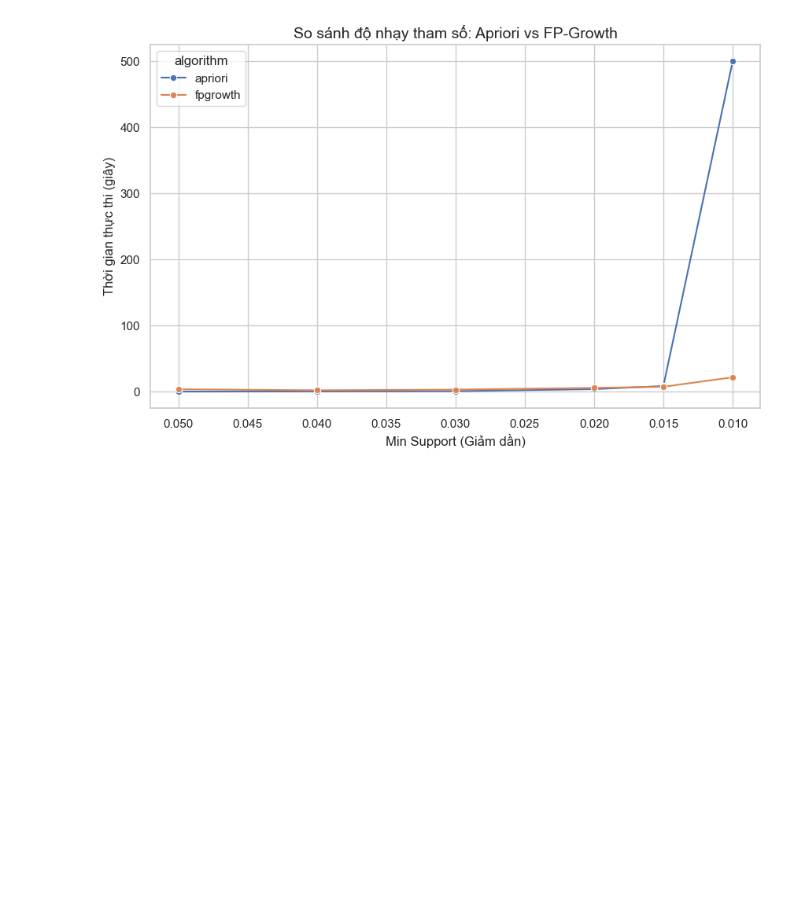
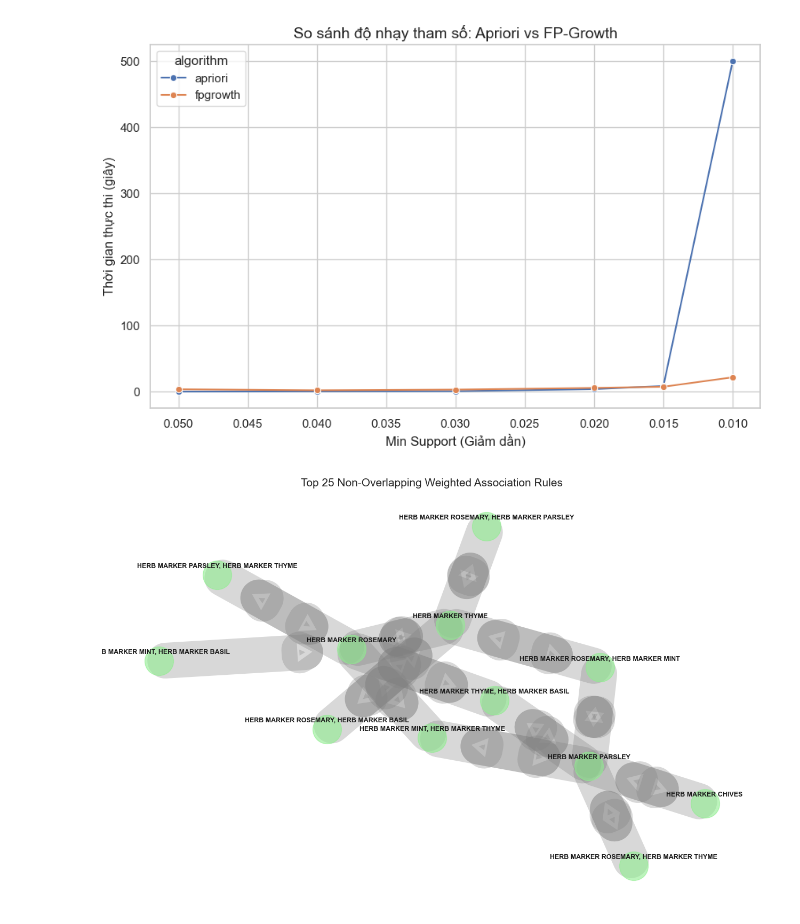
Before and after one commit to 2bllikigai/shopping_cart_advanced_analysis, a Jupyter notebook: notebooks/compare_apriori_fpgrowth.ipynb, the cells around one changed output. Cells and saved outputs as stored; diff of their text form; code cells hidden in the pictures; blank space fills up the shorter version.

```diff
--- a/notebooks/compare_apriori_fpgrowth.ipynb
+++ b/notebooks/compare_apriori_fpgrowth.ipynb
@@ -247,3 +247,40 @@ plt.show()
 Đang chạy với min_support = 0.01...
 ❌ Apriori thất bại ở mức 0.01 do tràn bộ nhớ!
 [figure]
+# %%
+import networkx as nx
+import matplotlib.pyplot as plt
+
+def draw_perfect_weighted_graph(rules, top_n=25):
+    G = nx.DiGraph()
+    top_rules = rules.sort_values('lift', ascending=False).head(top_n)
+
+    for _, row in top_rules.iterrows():
+        ant = ", ".join(list(row['antecedents']))
+        con = ", ".join(list(row['consequents']))
+        G.add_edge(ant, con, weight=row['lift'])
+
+    # TĂNG k (khoảng cách nút) lên 2.5 hoặc 3.0 để chống chồng chéo
+    plt.figure(figsize=(16, 10))
+    pos = nx.spring_layout(G, k=3.0, seed=42)
+
+    weights = [G[u][v]['weight'] / 1.5 for u, v in G.edges()]
+
+    # Vẽ nút
+    nx.draw_networkx_nodes(G, pos, node_size=1500, node_color='lightgreen', alpha=0.6)
+
+    # Vẽ cạnh (đường nối)
+    nx.draw_networkx_edges(G, pos, width=weights, edge_color='gray', alpha=0.3, arrowsize=20)
+
+    # FIX CHỒNG CHÉO: Dịch chuyển nhãn lên trên nút một chút
+    label_pos = {k: [v[0], v[1] + 0.05] for k, v in pos.items()}
+    nx.draw_networkx_labels(G, label_pos, font_size=9, font_weight='bold')
+
+    plt.title(f"Top {top_n} Non-Overlapping Weighted Association Rules", fontsize=15)
+    plt.axis('off')
+    plt.savefig('../images/lab2/weighted_network_graph_fixed.png', bbox_inches='tight')
+    plt.show()
+
+draw_perfect_weighted_graph(rules_fpgrowth)
+# %% [output]
+[figure, added]
```
Also changed, not shown: 2 other files.
